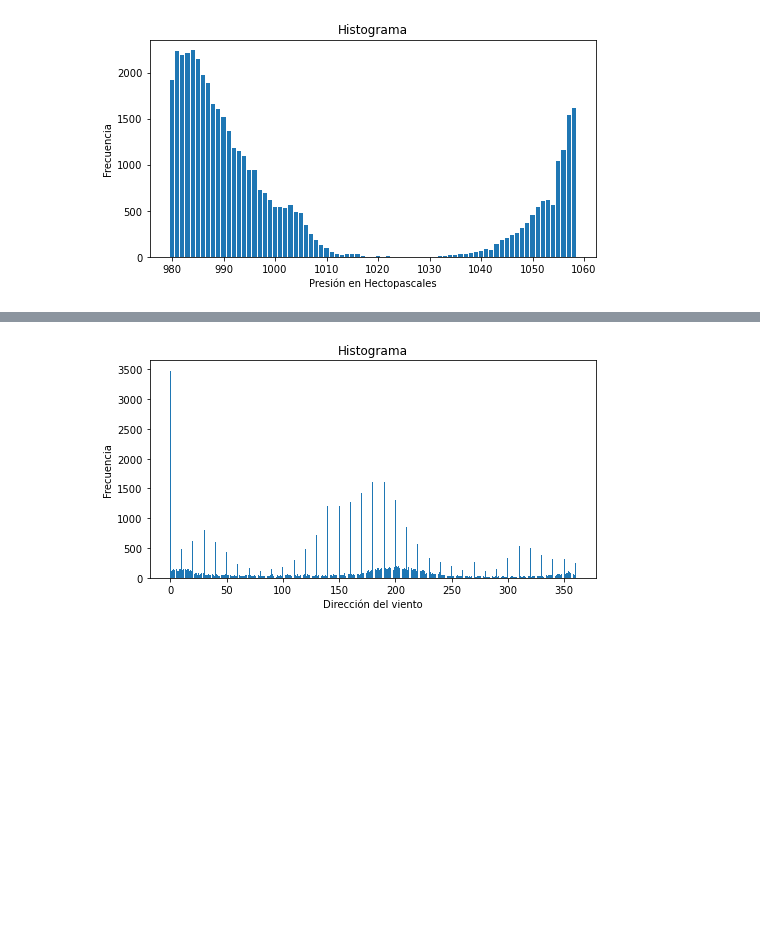
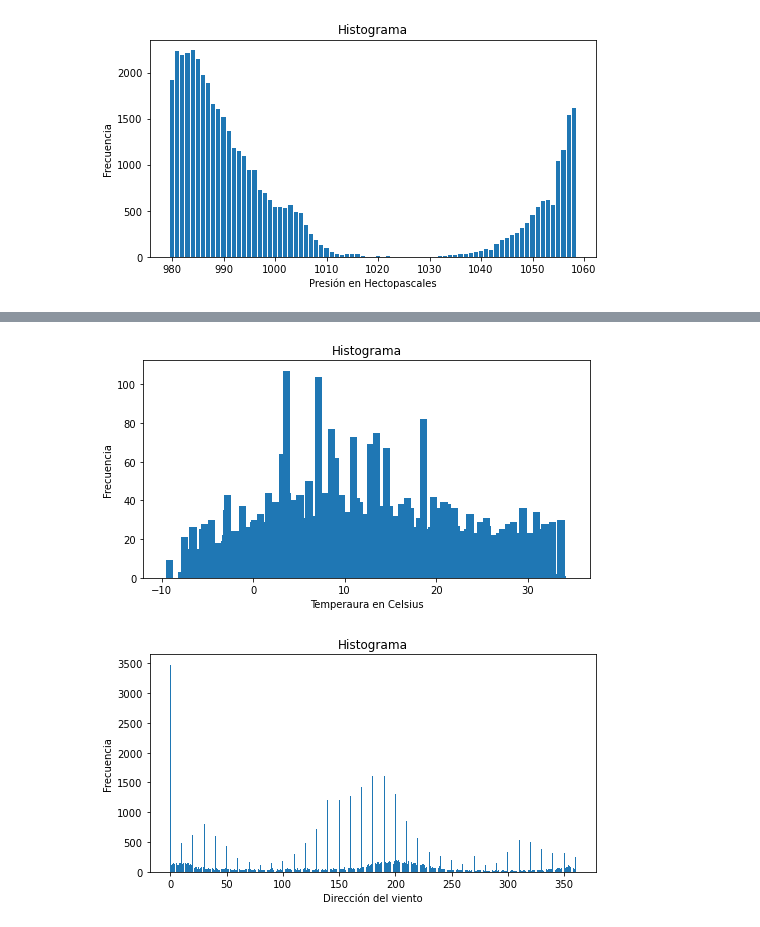
Before and after one commit to PintorOD1997/ProyectoConjunto_LandaverdeI_PintorD, a Jupyter notebook: ProyectoModulo1_OchoaD_MercadoI.ipynb, the cells around one changed output, grey strips where cells are left out. Cells and saved outputs as stored; diff of their text form; code cells hidden in the pictures; blank space fills up the shorter version.

```diff
--- a/ProyectoModulo1_OchoaD_MercadoI.ipynb
+++ b/ProyectoModulo1_OchoaD_MercadoI.ipynb
@@ -199,3 +310,8 @@ data6.sample(2)
+# %%
+#Temperatura
+plot_histogram_discrete(temp, 'Temperaura en Celsius', 'Frecuencia', 'Histograma')
+# %% [output]
+[figure, added]
 # %%
 #Dirección del viento:
 plot_histogram_discrete(wind_dir, 'Dirección del viento', 'Frecuencia', 'Histograma')
```
Also changed, not shown: parts of 54 cells of this notebook.
